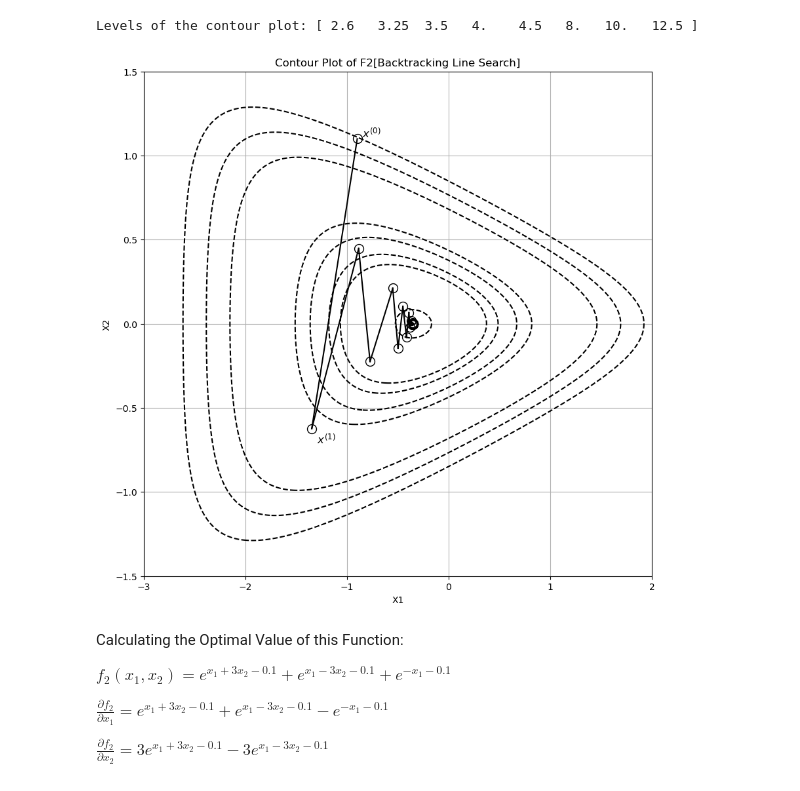
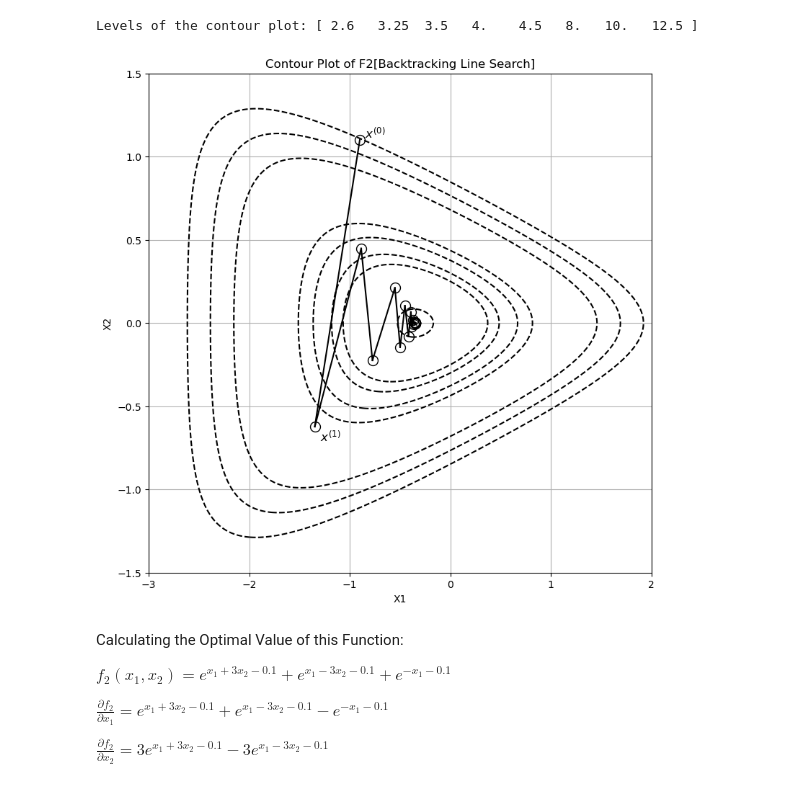
Before and after one commit to Ravi-Raghavan/ConvexOptimization, a Jupyter notebook: Homework #4 - Part 2.ipynb, the cells around one changed output. Drawn from its saved outputs; the diff is of its cells as text; code cells hidden in the pictures.

```diff
--- a/Homework #4 - Part 2.ipynb
+++ b/Homework #4 - Part 2.ipynb
@@ -652,35 +652,35 @@ def f2_plot(x1, x2):
     C = np.exp((-1 * x1) - 0.1)
 
     return A + B + C
 
 #given points on the contour grid, get function values
 F = f2_plot(X1, X2)
 
 #set figure size
-plt.figure(figsize = (10, 10))
+plt.figure(figsize = (9, 9))
 
 #plot f2 backtracking iterates
 for point in f2_backtracking_iterates:
     plt.plot(point[0, 0], point[1, 0], 'o', markersize=10, color='black', markerfacecolor='none')
 
 #label x^(0) and x^(1)
 offset = 0.05
 plt.text(f2_backtracking_iterates[0][0, 0] + offset, f2_backtracking_iterates[0][1, 0], r'$x^{(0)}$', fontsize=12, color='black', va='bottom', ha='left')
 plt.text(f2_backtracking_iterates[1][0, 0] + offset, f2_backtracking_iterates[1][1, 0] - 2 * offset, r'$x^{(1)}$', fontsize=12, color='black', va='bottom', ha='left')
 
 #Connect iterates via a line
 for i in range(len(f2_backtracking_iterates)-1):
     plt.plot([f2_backtracking_iterates[i][0, 0], f2_backtracking_iterates[i+1][0, 0]], [f2_backtracking_iterates[i][1, 0], f2_backtracking_iterates[i+1][1, 0]], color='black', linestyle='-')
 
 #Plot contours
 plt.contour(X1, X2, F, levels = [2.6, 3.25, 3.5, 4, 4.5, 8, 10, 12.5], colors='black', linestyles='dashed')
 plt.xlabel('X1')
 plt.ylabel('X2')
 plt.title('Contour Plot of F2[Backtracking Line Search]')
 plt.grid(True)
 plt.show()
 # %% [output]
-[figure, old version]
+[figure, new version]
 # %% [markdown]
 Calculating the Optimal Value of this Function:
 
```
Also changed, not shown: parts of 9 cells of this notebook.
